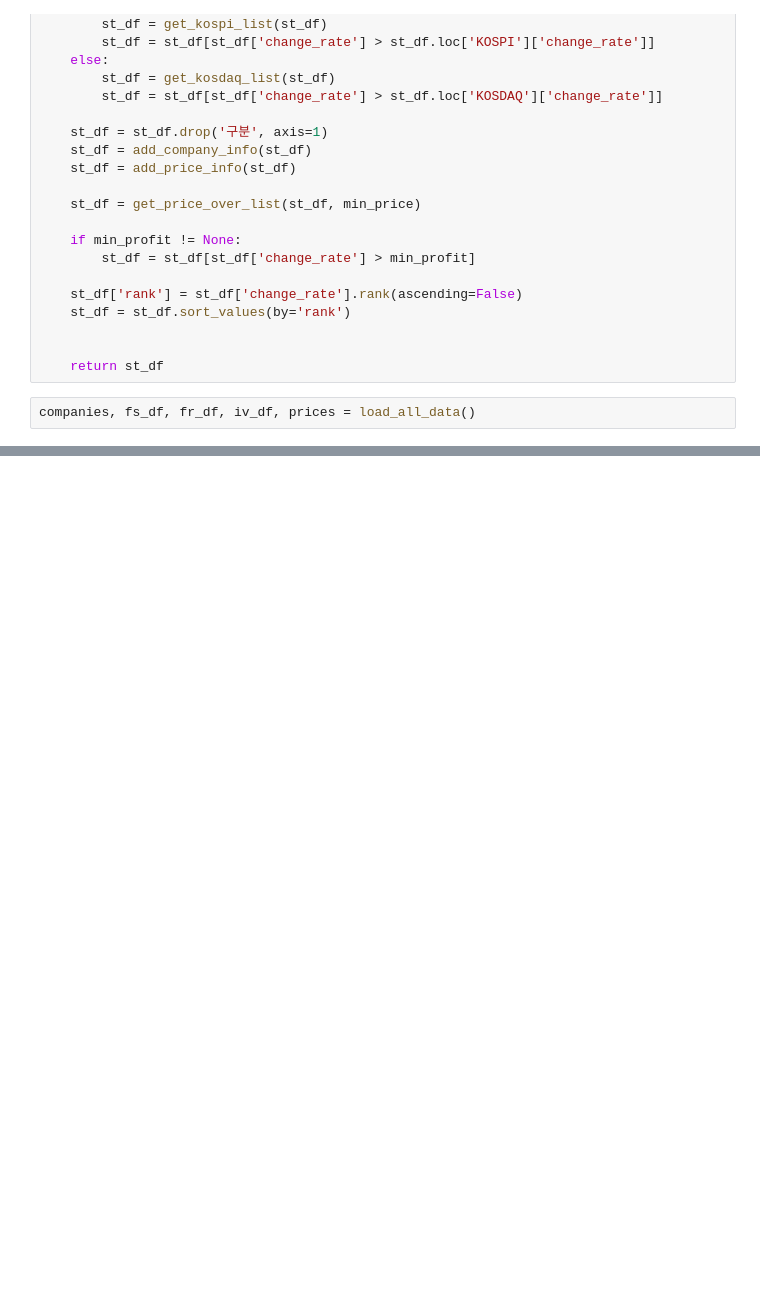
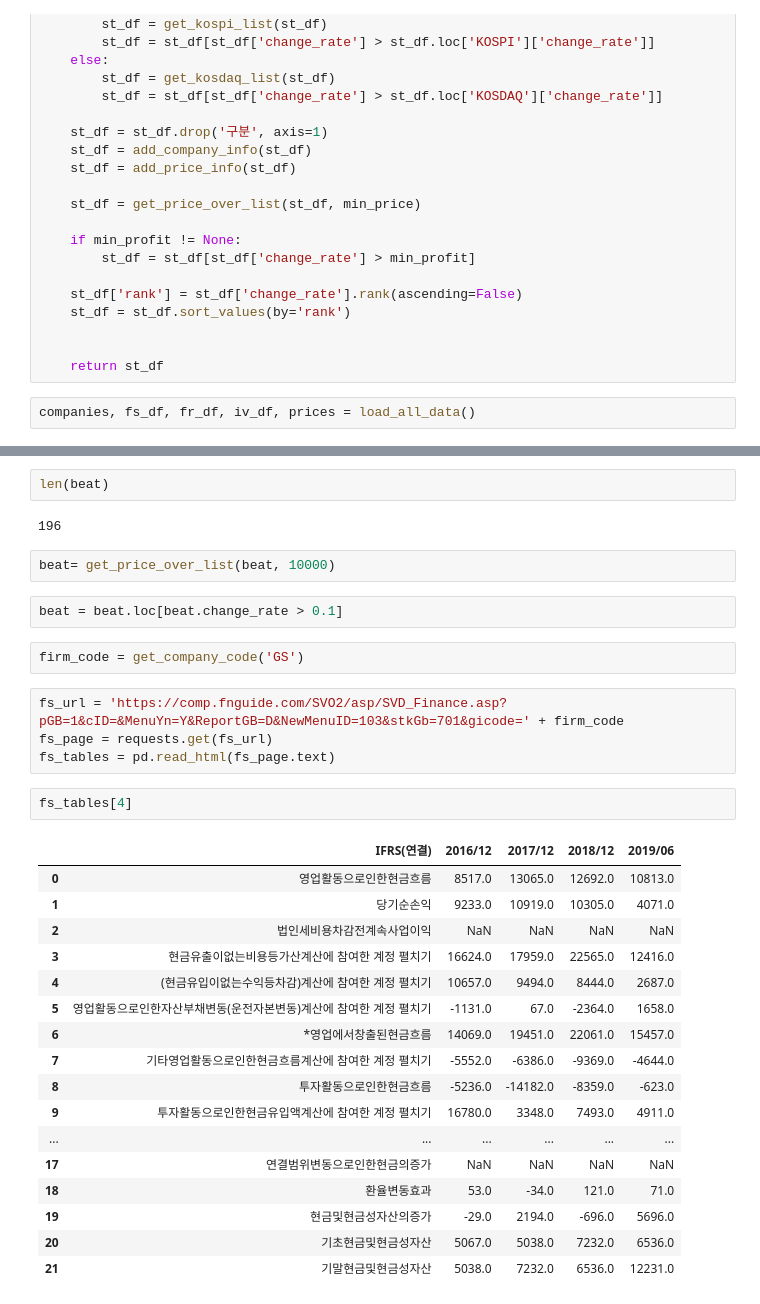
Before and after one commit to neosuperprogrammer/Quant, a Jupyter notebook: neo_strategy_test3.ipynb, the cells around one changed output, grey strips where cells are left out. Cells and saved outputs as stored; diff of their text form; blank space fills up the shorter version.

```diff
--- a/neo_strategy_test3.ipynb
+++ b/neo_strategy_test3.ipynb
@@ -1401,0 +1304,34 @@ beat.groupby('업종').count()
+# %%
+len(beat)
+# %% [output]
+196
+# %%
+beat= get_price_over_list(beat, 10000)
+# %%
+beat = beat.loc[beat.change_rate > 0.1]
+# %%
+firm_code = get_company_code('GS')
+# %%
+fs_url = 'https://comp.fnguide.com/SVO2/asp/SVD_Finance.asp?pGB=1&cID=&MenuYn=Y&ReportGB=D&NewMenuID=103&stkGb=701&gicode=' + firm_code
+fs_page = requests.get(fs_url)
+fs_tables = pd.read_html(fs_page.text)
+# %%
+fs_tables[4]
+# %% [output]
+|  | IFRS(연결) | 2016/12 | 2017/12 | 2018/12 | 2019/06 |
+| 0 | 영업활동으로인한현금흐름 | 8517.0 | 13065.0 | 12692.0 | 10813.0 |
+| 1 | 당기순손익 | 9233.0 | 10919.0 | 10305.0 | 4071.0 |
+| 2 | 법인세비용차감전계속사업이익 | NaN | NaN | NaN | NaN |
+| 3 | 현금유출이없는비용등가산계산에 참여한 계정 펼치기 | 16624.0 | 17959.0 | 22565.0 | 12416.0 |
+| 4 | (현금유입이없는수익등차감)계산에 참여한 계정 펼치기 | 10657.0 | 9494.0 | 8444.0 | 2687.0 |
+| 5 | 영업활동으로인한자산부채변동(운전자본변동)계산에 참여한 계정 펼치기 | -1131.0 | 67.0 | -2364.0 | 1658.0 |
+| 6 | *영업에서창출된현금흐름 | 14069.0 | 19451.0 | 22061.0 | 15457.0 |
+| 7 | 기타영업활동으로인한현금흐름계산에 참여한 계정 펼치기 | -5552.0 | -6386.0 | -9369.0 | -4644.0 |
+| 8 | 투자활동으로인한현금흐름 | -5236.0 | -14182.0 | -8359.0 | -623.0 |
+| 9 | 투자활동으로인한현금유입액계산에 참여한 계정 펼치기 | 16780.0 | 3348.0 | 7493.0 | 4911.0 |
+| ... | ... | ... | ... | ... | ... |
+| 17 | 연결범위변동으로인한현금의증가 | NaN | NaN | NaN | NaN |
+| 18 | 환율변동효과 | 53.0 | -34.0 | 121.0 | 71.0 |
+| 19 | 현금및현금성자산의증가 | -29.0 | 2194.0 | -696.0 | 5696.0 |
+| 20 | 기초현금및현금성자산 | 5067.0 | 5038.0 | 7232.0 | 6536.0 |
+| 21 | 기말현금및현금성자산 | 5038.0 | 7232.0 | 6536.0 | 12231.0 |
```
Also changed, not shown: parts of 15 cells of this notebook, 2 other files.
